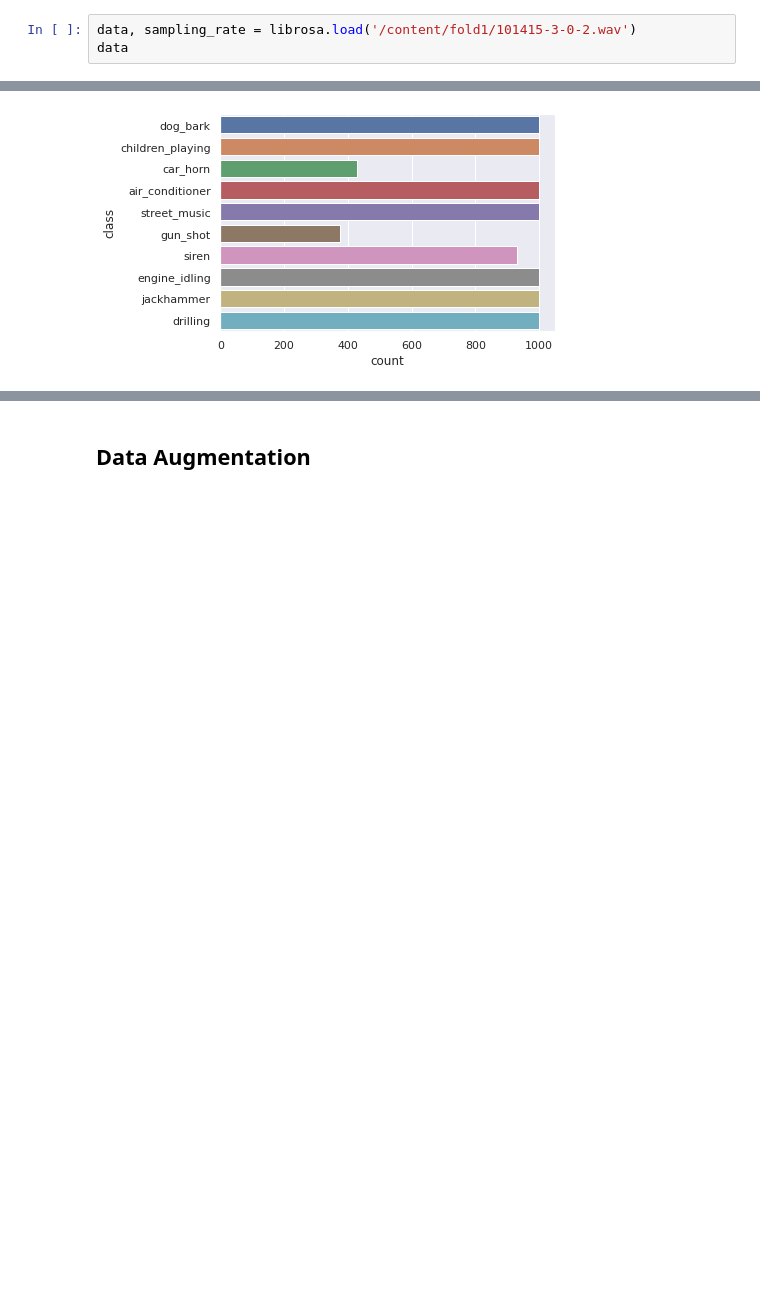
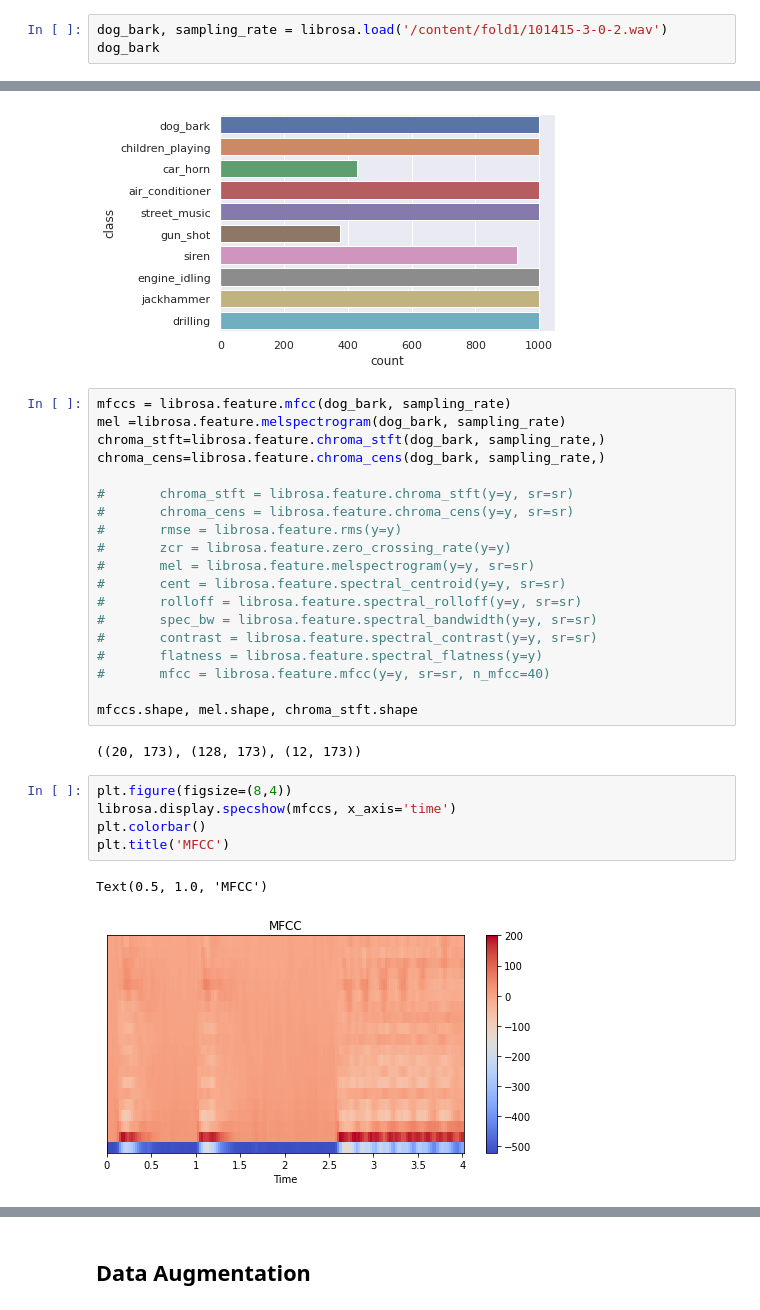
Before and after one commit to rijinbaby/Urban-Sound-Classification, a Jupyter notebook: Data_Preprocessing.ipynb, the cells around one changed output, grey strips where cells are left out. Cells and saved outputs as stored; diff of their text form; blank space fills up the shorter version.

```diff
--- a/Data_Preprocessing.ipynb
+++ b/Data_Preprocessing.ipynb
@@ -89,8 +89,8 @@ ipd.Audio('/content/fold1/101415-3-0-2.wav')
 # %% [output]
 [interactive output not drawn]
 # %%
-data, sampling_rate = librosa.load('/content/fold1/101415-3-0-2.wav')
-data
+dog_bark, sampling_rate = librosa.load('/content/fold1/101415-3-0-2.wav')
+dog_bark
 # %% [output]
 array([-0.00011783, -0.00017157, -0.00017749, ..., -0.04598654,
        -0.04624664, -0.05089863], dtype=float32)
@@ -111,3 +111,32 @@ import seaborn as sns
 ax = sns.countplot(y="class", data=US)
 # %% [output]
 [figure]
+# %%
+mfccs = librosa.feature.mfcc(dog_bark, sampling_rate)
+mel =librosa.feature.melspectrogram(dog_bark, sampling_rate)
+chroma_stft=librosa.feature.chroma_stft(dog_bark, sampling_rate,)
+chroma_cens=librosa.feature.chroma_cens(dog_bark, sampling_rate,)
+
+#       chroma_stft = librosa.feature.chroma_stft(y=y, sr=sr)
+#       chroma_cens = librosa.feature.chroma_cens(y=y, sr=sr)
+#       rmse = librosa.feature.rms(y=y)
+#       zcr = librosa.feature.zero_crossing_rate(y=y)
+#       mel = librosa.feature.melspectrogram(y=y, sr=sr)
+#       cent = librosa.feature.spectral_centroid(y=y, sr=sr)
+#       rolloff = librosa.feature.spectral_rolloff(y=y, sr=sr)
+#       spec_bw = librosa.feature.spectral_bandwidth(y=y, sr=sr)
+#       contrast = librosa.feature.spectral_contrast(y=y, sr=sr)
+#       flatness = librosa.feature.spectral_flatness(y=y)
+#       mfcc = librosa.feature.mfcc(y=y, sr=sr, n_mfcc=40)
+
+mfccs.shape, mel.shape, chroma_stft.shape
+# %% [output]
+((20, 173), (128, 173), (12, 173))
+# %%
+plt.figure(figsize=(8,4))
+librosa.display.specshow(mfccs, x_axis='time')
+plt.colorbar()
+plt.title('MFCC')
+# %% [output]
+Text(0.5, 1.0, 'MFCC')
+[figure, added]
```
Also changed, not shown: parts of 5 cells of this notebook.
